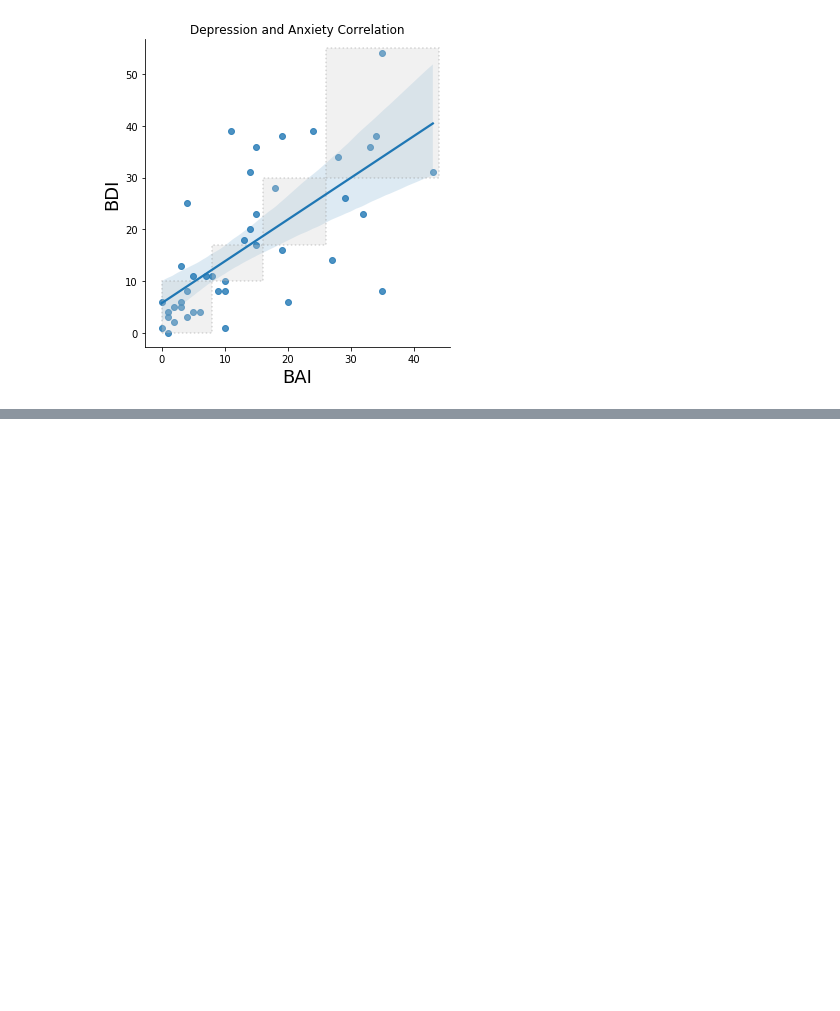
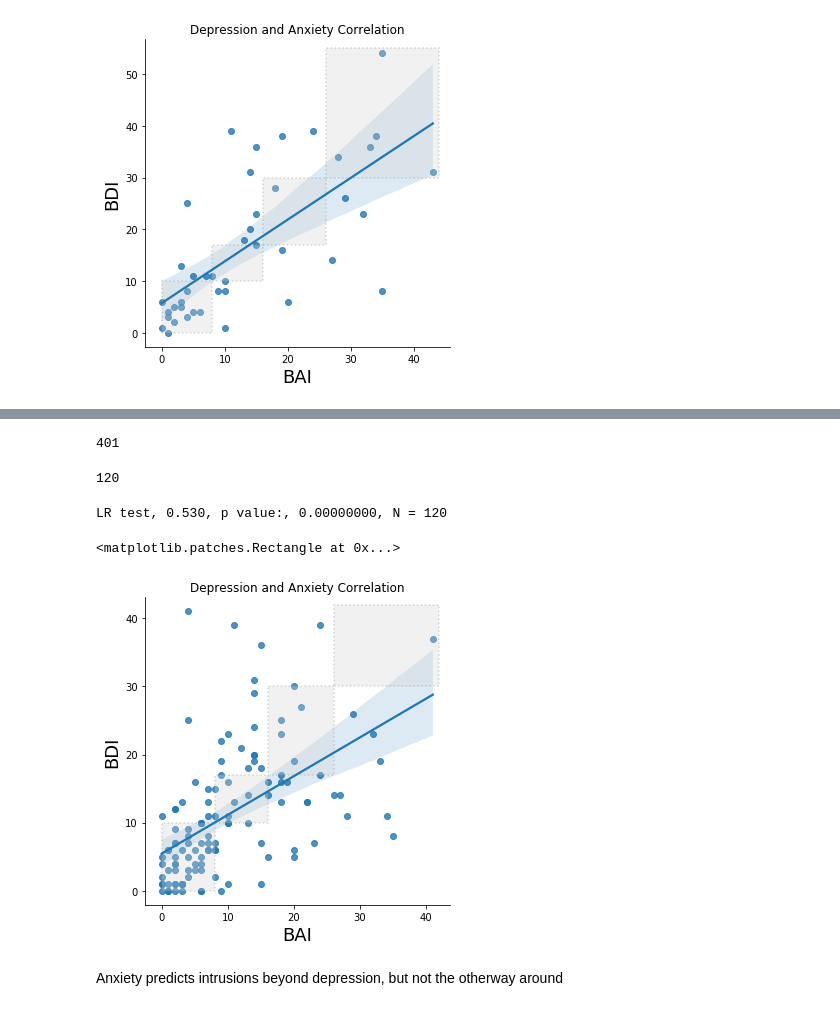
Before and after one commit to NoaHerz/Mental_health, a Jupyter notebook: MH_data_overview.ipynb, the cells around one changed output, grey strips where cells are left out. Drawn from its saved outputs; the diff is of its cells as text; code cells hidden in the pictures; blank space fills up the shorter version.

Commit message:
updating MH_master

```diff
--- a/MH_data_overview.ipynb
+++ b/MH_data_overview.ipynb
@@ -251 +260,59 @@ LR test, 0.688, p value:, 0.00000035, N = 43
+# %%
+# load
+import pickle
+with open('/home1/noaherz/Mental_health/results/df_master','rb') as pickle_file:
+    df_master=pickle.load(pickle_file)
+# %%
+df_master=df_master.dropna(subset=['BDI', 'BAI'])
+len(df_master)
+# %% [output]
+401
+# %%
+len(df_master['subject'].unique())
+# %% [output]
+120
+# %%
+sub_level_df = pd.DataFrame([])
+for sub in df_master['subject'].unique():
+    sub_data = df_master[df_master['subject']==sub]
+    assert np.max(sub_data['BAI']) == np.min(sub_data['BAI']) # Check if all items in the array are equal
+    assert np.max(sub_data['BDI']) == np.min(sub_data['BDI'])
+    sub_level_df=sub_level_df.append({'subject': sub_data.iloc[0]['subject'], 'BDI':sub_data.iloc[0]['BDI'], 'BAI':sub_data.iloc[0]['BAI']},ignore_index=True )
+# %%
+
+sns.lmplot(x="BAI", y="BDI", data=sub_level_df);
+plt.xlabel("BAI",fontsize=18)
+plt.ylabel("BDI",fontsize=18);
+plt.title("Depression and Anxiety Correlation")
+
+# correlation:
+from scipy import stats
+r,p=stats.pearsonr(sub_level_df['BAI'], sub_level_df['BDI'])
+print('LR test, {:.3f}, p value:, {:.8f}, N = {:.0f}'.format(r, p, len(sub_level_df)))
+
+# Anxiety cutoffs
+mild=8
+moderate=16
+severe=26
+# Depression cutoffs
+mild=10
+moderate=17
+severe=30
+
+rect = plt.Rectangle((26,30),max(sub_level_df['BAI'])-25,max(sub_level_df['BDI'])-29,linewidth=1.5,fill=True,alpha=0.3,facecolor='lightgrey', edgecolor='grey',linestyle=':') # severe cases
+rect1 = plt.Rectangle((16,17),26-16,30-17,linewidth=1.5,fill=True,alpha=0.3,facecolor='lightgrey', edgecolor='grey',linestyle=':') # moderate cases
+rect2 = plt.Rectangle((8,10),16-8,17-10,linewidth=1.5,fill=True,alpha=0.3,facecolor='lightgrey', edgecolor='grey',linestyle=':') # mild cases
+rect3 = plt.Rectangle((0,0),8,10,linewidth=1.5,fill=True,alpha=0.3,facecolor='lightgrey', edgecolor='grey',linestyle=':') # without depression/anxiety
+
+# Add the patch to the Axes
+plt.gca().add_patch(rect)
+plt.gca().add_patch(rect1)
+plt.gca().add_patch(rect2)
+plt.gca().add_patch(rect3)
+# %% [output]
+LR test, 0.530, p value:, 0.00000000, N = 120
+<matplotlib.patches.Rectangle at 0x...>
+[figure, added]
+# %% [markdown]
+Anxiety predicts intrusions beyond depression, but not the otherway around
 # %%
```
Also changed, not shown: parts of 7 cells of this notebook, 3 other files.
